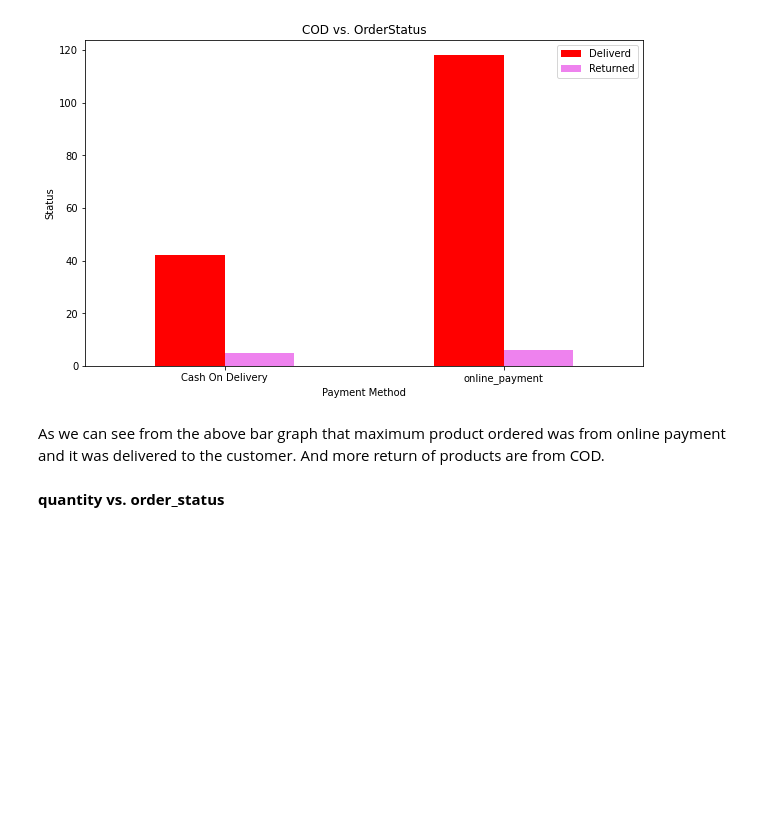
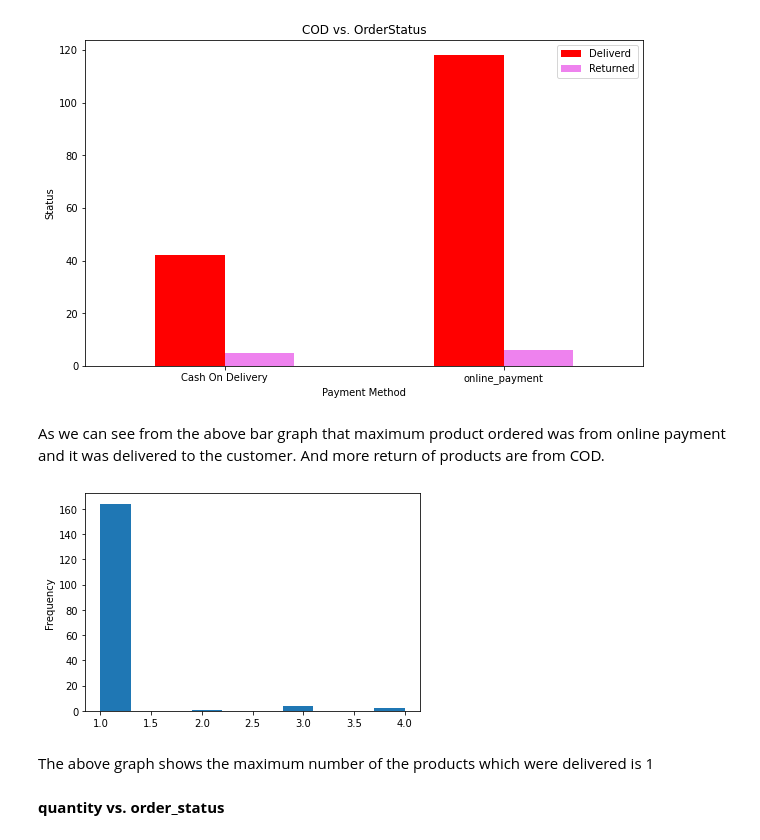
Before and after one commit to sumeet860/datascience, a Jupyter notebook: notebook/AmazonOrder.ipynb, the cells around one changed output. Saved outputs shown, nothing was run; the diff lists cells and outputs as text; code cells hidden in the pictures; blank space fills up the shorter version.

```diff
--- a/notebook/AmazonOrder.ipynb
+++ b/notebook/AmazonOrder.ipynb
@@ -215,6 +215,12 @@ plt.xticks(rotation=0); #To change the position of 0 & 1 in x-axis
 # %% [markdown]
 As we can see from the above bar graph that maximum product ordered was from online payment and it was delivered
 to the customer. And more return of products are from COD.
+# %%
+df["quantity"].plot.hist();
+# %% [output]
+[figure, added]
+# %% [markdown]
+The above graph shows the maximum number of the products which were delivered is 1
 # %% [markdown]
 **quantity vs. order_status**
 # %%
```
Also changed, not shown: parts of 1 cell of this notebook.
